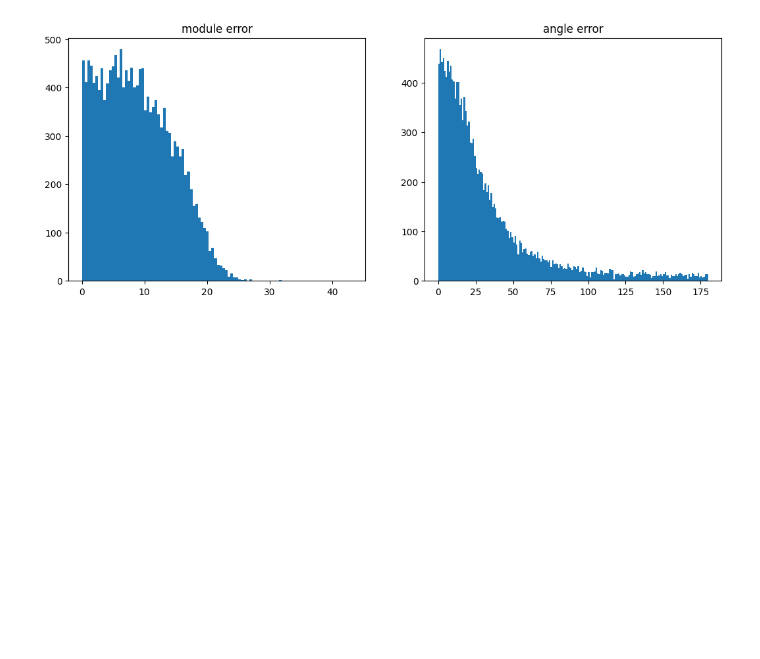
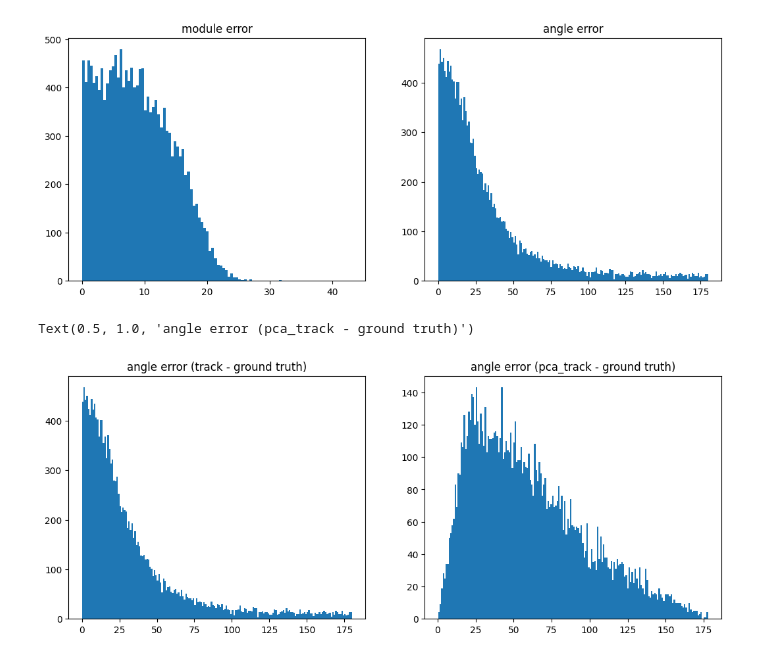
Before and after one commit to imatge-upc/AntTracking, a Jupyter notebook: histogramas.ipynb, the cells around one changed output. Drawn from its saved outputs; the diff is of its cells as text; code cells hidden in the pictures; blank space fills up the shorter version.

Commit message:
On branch Ignasi  Changes to be committed: 	modified:   histogramas.ipynb 	new file:   hota_idf1.ipynb 	deleted:    models/pca_utils/pca_ocsort_kalman_estimator.py

```diff
--- a/histogramas.ipynb
+++ b/histogramas.ipynb
@@ -213,6 +213,9 @@ gt_tck_angle_diff = []
 gt_tck_angle_err = []
 gt_tck_mod_diff = []
 gt_tck_iou = []
+gt_pca_angle_diff = []
+gt_pca_angle_err = []
+gt_pca_iou = []
 
 previous_assigments = np.empty((0, 2), dtype=int)
 lost_gt_tracks = dict() # To keep info about gt that has an ID but now are free
@@ -238,7 +241,7 @@ for frame in range(1, gt_tracker.last_frame + 1):
     # Speed of tracks and gt_tracks
     for gt, tck in assigments:
 
-        gt_tck_iou.append(compute_iou(gt_tracks[gt_tracks[:, 1] == gt, 2:6], tracks[tracks[:, 1] == tck, 2:6]))
+        gt_tck_iou.extend(compute_iou(gt_tracks[gt_tracks[:, 1] == gt, 2:6], tracks[tracks[:, 1] == tck, 2:6]))
 
         if tck in set(prev_tracks[:, 1]):
             origin_track = np.array(center(prev_tracks[prev_tracks[:, 1] == tck, 2:6]))
@@ -251,13 +254,31 @@ for frame in range(1, gt_tracker.last_frame + 1):
 
             o_tck = pred_track - origin_track
             m_o_tck = np.linalg.norm(o_tck) + np.finfo(o_tck.dtype).eps
-            a_o_tck = np.arccos(o_tck[0, 0] / m_o_tck) * 180 / np.pi * (1. if o_tck[1, 0] >= 0 else -1.)
+            a_o_tck_rad = np.arccos(o_tck[0, 0] / m_o_tck) * (1. if o_tck[1, 0] >= 0 else -1.)
+            a_o_tck = a_o_tck_rad * 180 / np.pi
 
             a_err_o_tck = np.arccos(np.dot(o_tck.T, o_gt)[0, 0] / (m_o_tck * m_o_gt)) * 180 / np.pi
 
             gt_tck_angle_diff.append(a_o_tck - a_o_gt if np.abs(a_o_tck - a_o_gt) <= 180 else a_o_tck - a_o_gt + 360 * (1. if a_o_gt > a_o_tck else -1.))
             gt_tck_mod_diff.append(m_o_tck - m_o_gt)
             gt_tck_angle_err.append(a_err_o_tck)
+
+            if previous_assigments.size > 0 and previous_assigments[previous_assigments[:, 1] == tck, 0] == gt:
+                origin_pca_angle = prev_tracks[prev_tracks[:, 1] == tck, 9]
+                angle_dist = min(np.abs(a_o_tck_rad - origin_pca_angle), 2 * np.pi - np.abs(a_o_tck_rad - origin_pca_angle))
+                origin_pca_angle = origin_pca_angle if (2 * angle_dist) < np.pi else np.pi + origin_pca_angle
+
+                pca_track = tracks[tracks[:, 1] == tck, 2:6].copy()
+                pca_track[0, 0] = prev_tracks[prev_tracks[:, 1] == tck, 2] + m_o_tck * np.cos(origin_pca_angle)
+                pca_track[0, 1] = prev_tracks[prev_tracks[:, 1] == tck, 3] + m_o_tck * np.sin(origin_pca_angle)
+
+                o_pca = np.array(center(pca_track)) - origin_track
+                a_o_pca = np.arccos(o_pca[0, 0] / m_o_tck) * 180 / np.pi * (1. if o_pca[1, 0] >= 0 else -1.)
+                a_err_o_pca = np.arccos(np.dot(o_pca.T, o_gt)[0, 0] / (m_o_tck * m_o_gt)) * 180 / np.pi
+
+                gt_pca_angle_diff.append(a_o_pca - a_o_gt if np.abs(a_o_pca - a_o_gt) <= 180 else a_o_pca - a_o_gt + 360 * (1. if a_o_gt > a_o_pca else -1.))
+                gt_pca_angle_err.append(a_err_o_pca)
+                gt_pca_iou.append(compute_iou(gt_tracks[gt_tracks[:, 1] == gt, 2:6], pca_track)[0])
 
     # ID switch, Fragmentations, TP, FP, FN
     for gt, tck in previous_assigments:
@@ -280,8 +301,6 @@ mota = 1 - (fn + fp + id_sw) / len(gt_tracker.seq_dets)
 motp = float(np.sum(gt_tck_iou) / (tp + np.finfo(float).eps))
 
 print(f'{id_sw=}\n{frag=}\n{tp=}\n{fp=}\n{fn=}\n{mota=:.02f}\n{motp=:.02f}')
-
-#TODO: IDF1 i HOTA
 # %% [output]
 id_sw=81
 frag=4202
@@ -315,3 +334,17 @@ plt.title('angle error')
 Text(0.5, 1.0, 'angle error')
 [figure]
 [figure]
+# %%
+plt.figure(figsize=(6.4 * 2, 4.8))
+plt.subplot(1, 2, 1)
+plt.hist(gt_tck_angle_err, bins=180)
+plt.title('angle error (track - ground truth)')
+
+#gt_tck_angle_err = np.abs(np.asarray(gt_tck_angle_diff))
+
+plt.subplot(1, 2, 2)
+plt.hist(gt_pca_angle_err, bins=180)
+plt.title('angle error (pca_track - ground truth)')
+# %% [output]
+Text(0.5, 1.0, 'angle error (pca_track - ground truth)')
+[figure, added]
```
Also changed, not shown: parts of 3 cells of this notebook, 2 other files.
